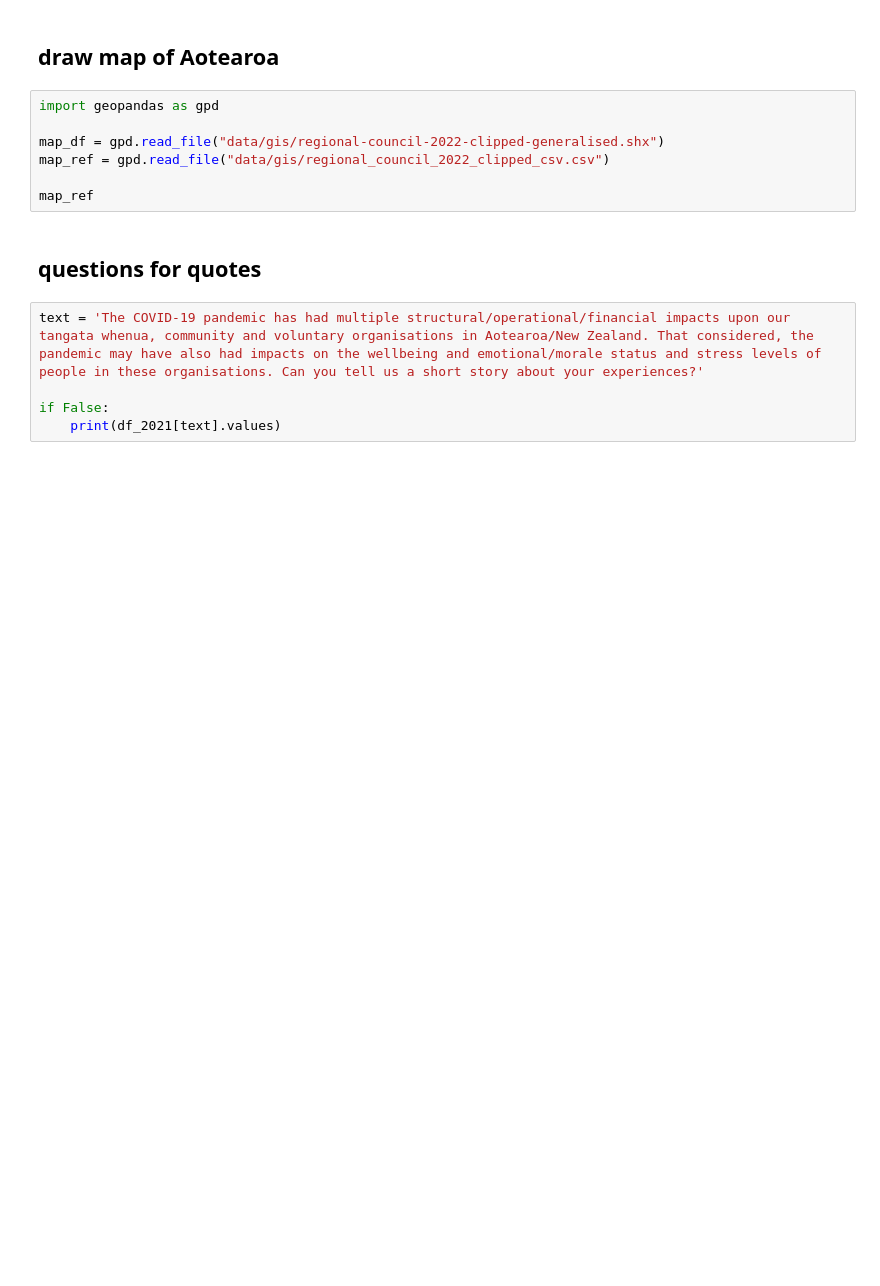
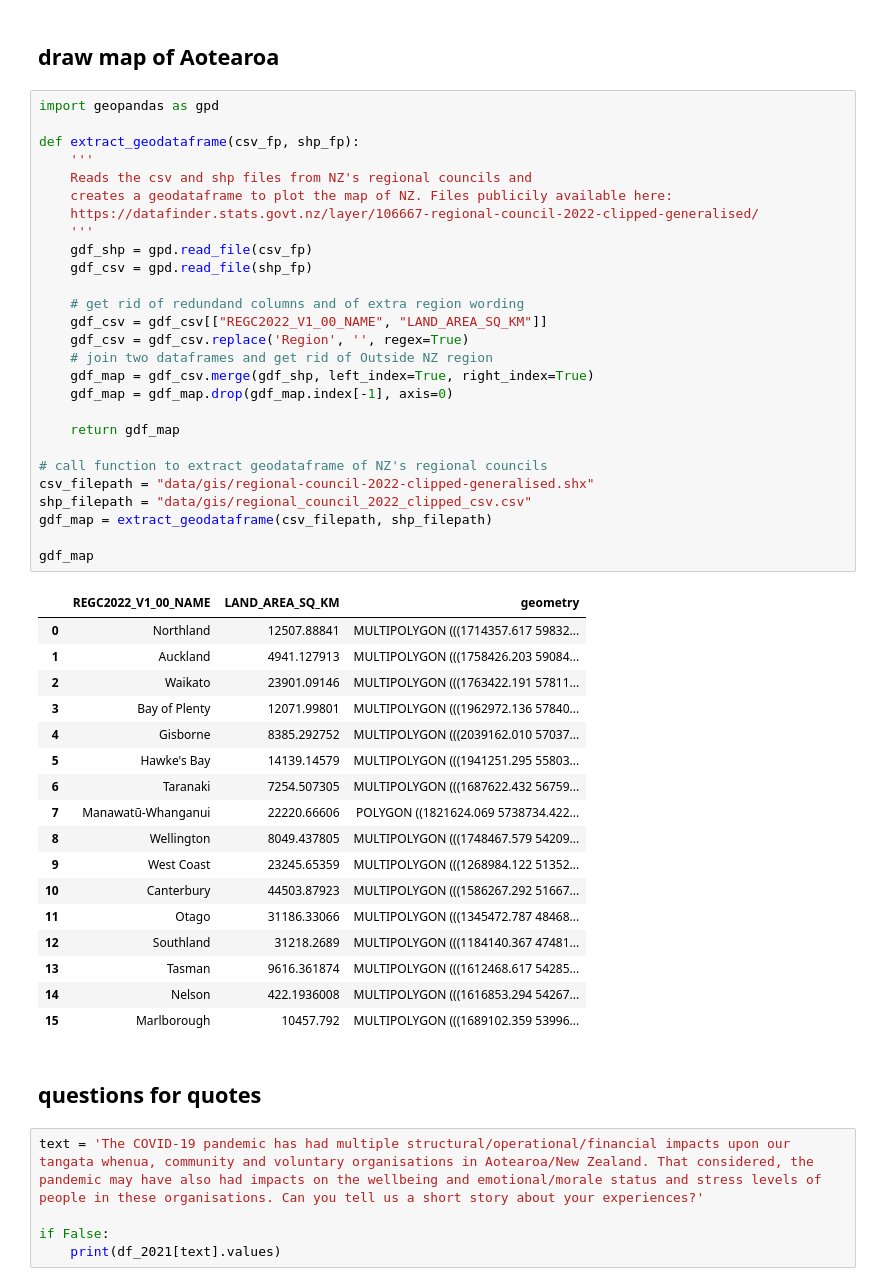
Before and after one commit to matthew-trava/huiehackathon-team2, a Jupyter notebook: gis.ipynb, the cells around one changed output. Cells and saved outputs as stored; diff of their text form; blank space fills up the shorter version.

Commit message:
feat gis: concatenate geodataframes to plot NZ map

```diff
--- a/gis.ipynb
+++ b/gis.ipynb
@@ -131,12 +181,50 @@ print(df_2020_grouped.index)
 # %% [markdown]
 ## draw map of Aotearoa
-# %%
-import geopandas as gpd
-
-map_df = gpd.read_file("data/gis/regional-council-2022-clipped-generalised.shx")
-map_ref = gpd.read_file("data/gis/regional_council_2022_clipped_csv.csv")
-
-map_ref
+# %%
+import geopandas as gpd
+
+def extract_geodataframe(csv_fp, shp_fp):
+    '''
+    Reads the csv and shp files from NZ's regional councils and
+    creates a geodataframe to plot the map of NZ. Files publicily available here:
+    https://datafinder.stats.govt.nz/layer/106667-regional-council-2022-clipped-generalised/
+    '''
+    gdf_shp = gpd.read_file(csv_fp)
+    gdf_csv = gpd.read_file(shp_fp)
+
+    # get rid of redundand columns and of extra region wording
+    gdf_csv = gdf_csv[["REGC2022_V1_00_NAME", "LAND_AREA_SQ_KM"]]
+    gdf_csv = gdf_csv.replace('Region', '', regex=True)
+    # join two dataframes and get rid of Outside NZ region
+    gdf_map = gdf_csv.merge(gdf_shp, left_index=True, right_index=True)
+    gdf_map = gdf_map.drop(gdf_map.index[-1], axis=0)
+
+    return gdf_map
+
+# call function to extract geodataframe of NZ's regional councils
+csv_filepath = "data/gis/regional-council-2022-clipped-generalised.shx"
+shp_filepath = "data/gis/regional_council_2022_clipped_csv.csv"
+gdf_map = extract_geodataframe(csv_filepath, shp_filepath)
+
+gdf_map
+# %% [output]
+|  | REGC2022_V1_00_NAME | LAND_AREA_SQ_KM | geometry |
+| 0 | Northland | 12507.88841 | MULTIPOLYGON (((1714357.617 59832... |
+| 1 | Auckland | 4941.127913 | MULTIPOLYGON (((1758426.203 59084... |
+| 2 | Waikato | 23901.09146 | MULTIPOLYGON (((1763422.191 57811... |
+| 3 | Bay of Plenty | 12071.99801 | MULTIPOLYGON (((1962972.136 57840... |
+| 4 | Gisborne | 8385.292752 | MULTIPOLYGON (((2039162.010 57037... |
+| 5 | Hawke's Bay | 14139.14579 | MULTIPOLYGON (((1941251.295 55803... |
+| 6 | Taranaki | 7254.507305 | MULTIPOLYGON (((1687622.432 56759... |
+| 7 | Manawatū-Whanganui | 22220.66606 | POLYGON ((1821624.069 5738734.422... |
+| 8 | Wellington | 8049.437805 | MULTIPOLYGON (((1748467.579 54209... |
+| 9 | West Coast | 23245.65359 | MULTIPOLYGON (((1268984.122 51352... |
+| 10 | Canterbury | 44503.87923 | MULTIPOLYGON (((1586267.292 51667... |
+| 11 | Otago | 31186.33066 | MULTIPOLYGON (((1345472.787 48468... |
+| 12 | Southland | 31218.2689 | MULTIPOLYGON (((1184140.367 47481... |
+| 13 | Tasman | 9616.361874 | MULTIPOLYGON (((1612468.617 54285... |
+| 14 | Nelson | 422.1936008 | MULTIPOLYGON (((1616853.294 54267... |
+| 15 | Marlborough | 10457.792 | MULTIPOLYGON (((1689102.359 53996... |
 # %% [markdown]
 ## questions for quotes
 # %%
```
Also changed, not shown: parts of 3 cells of this notebook.
